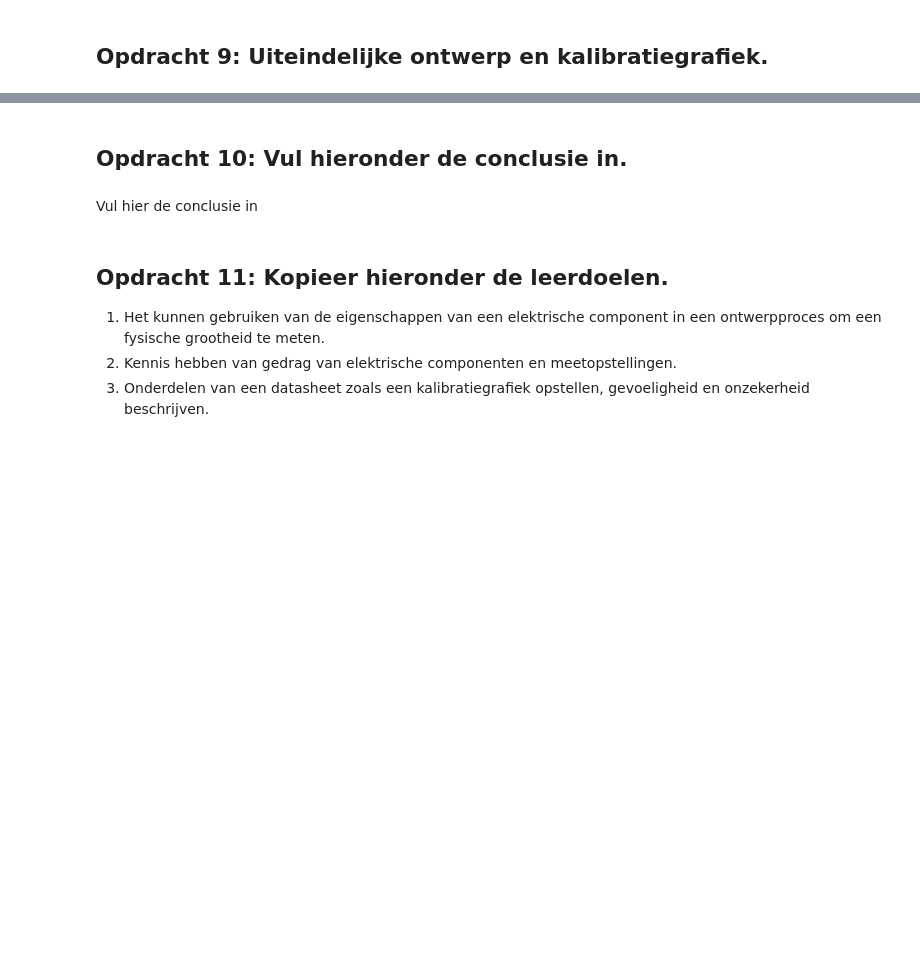
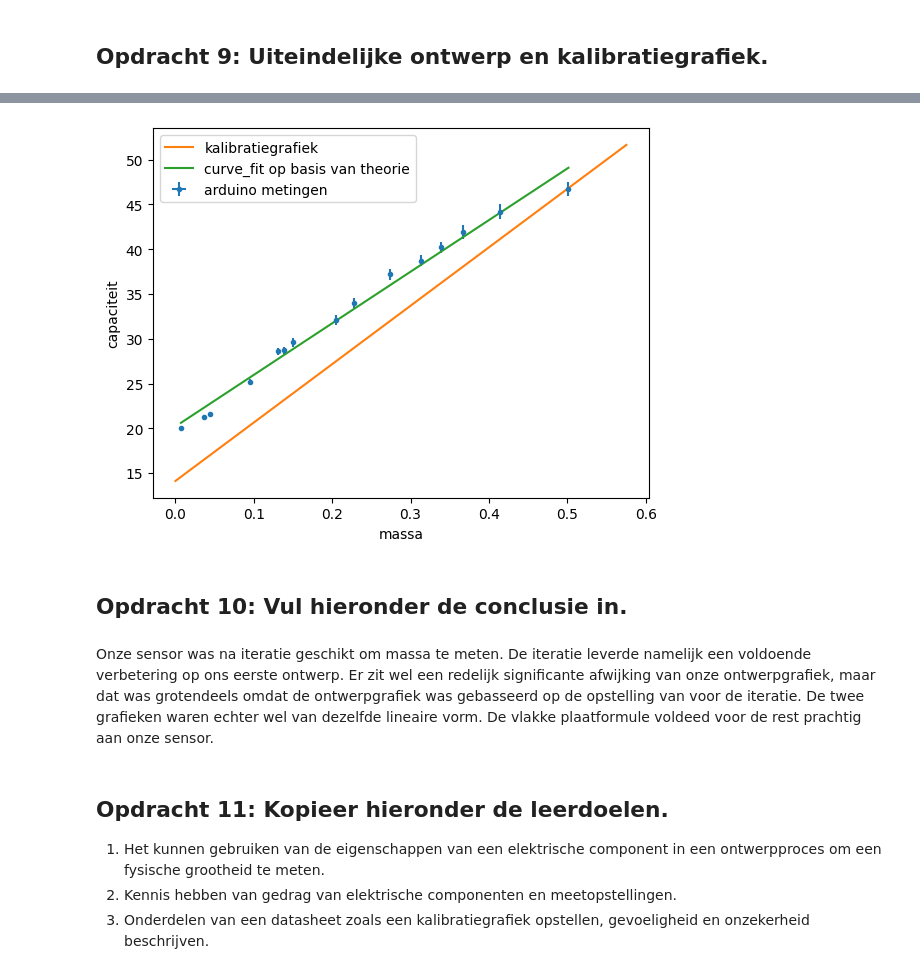
Before and after one commit to cs50202/opdrachten-DEF-D-, a Jupyter notebook: FysiekeOntwerpopdrachten/2OntwerpEenSensorCondensator/DEFOntwerpopdracht2OntwerpEenSensorInvulTemplate.ipynb, the cells around one changed output, grey strips where cells are left out. Drawn from its saved outputs; the diff is of its cells as text; code cells hidden in the pictures; blank space fills up the shorter version.

```diff
--- a/FysiekeOntwerpopdrachten/2OntwerpEenSensorCondensator/DEFOntwerpopdracht2OntwerpEenSensorInvulTemplate.ipynb
+++ b/FysiekeOntwerpopdrachten/2OntwerpEenSensorCondensator/DEFOntwerpopdracht2OntwerpEenSensorInvulTemplate.ipynb
@@ -119,7 +209,31 @@ Onze sensor kan nog verbetered worden door de volgende verbeteringen (minimaal 2
+# %%
+# Plot hier je oorspronkelijke en je uiteindelijke kalibratiegrafieken, fit daar een bijpassende lijn door
+# en zet ook de verwachte ontwerpgrafiek erbij
+
+m_2 = np.array([501.5, 414.4,367.5, 338.6, 313.2, 274.4, 228.1, 205.0, 150.0, 138.7, 131.2, 94.6, 43.8, 36.6, 7.0])/1000 # kg
+capaciteit_2 = np.array([46.7, 44.2, 41.9, 40.2, 38.7, 37.2, 34.0, 32.1, 29.6, 28.7, 28.6, 25.2, 21.6, 21.3, 20.0]) # pF
+u_capa_2 = np.array([0.8, 0.8, 0.8, 0.6, 0.6, 0.6, 0.6, 0.6, 0.5, 0.4, 0.4, 0.3, 0.2, 0.2, 0.2]) # pF
+# plt.plot(m_2, capaciteit_2, ".")
+
+#Fit van onze waardes, op basis van lineaire verband dat beredeneerd was:
+vals2, covs2 = curve_fit(fitverw, m_2, capaciteit_2)
+xfit = np.linspace(np.min(m_2), np.max(m_2), 500)
+yfit = fitverw(xfit, *vals2)
+
+plt.figure()
+plt.errorbar(m_2, capaciteit_2, xerr = m_err, yerr = u_capa_2, fmt = '.', label = 'arduino metingen')
+plt.plot(xtest, ytest/2, '-', label = 'kalibratiegrafiek')  #ytest/2 omdat we de dikte van het verende materiaal verdubbeld hebben waardoor de veerconstante effectief verdubbeld. *1/2 is een correctie.
+plt.plot(xfit, yfit, label = 'curve_fit op basis van theorie')
+plt.xlabel("massa")
+plt.ylabel("capaciteit")
+plt.legend()
+plt.show()
+# %% [output]
+[figure, added]
 # %% [markdown]
 ## Opdracht 10: Vul hieronder de conclusie in.
-# %% [markdown]
-Vul hier de conclusie in
+# %% [markdown]
+Onze sensor was na iteratie geschikt om massa te meten. De iteratie leverde namelijk een voldoende verbetering op ons eerste ontwerp. Er zit wel een redelijk significante afwijking van onze ontwerpgrafiek, maar dat was grotendeels omdat de ontwerpgrafiek was gebasseerd op de opstelling van voor de iteratie. De twee grafieken waren echter wel van dezelfde lineaire vorm. De vlakke plaatformule voldeed voor de rest prachtig aan onze sensor.
 # %% [markdown]
 ## Opdracht 11: Kopieer hieronder de leerdoelen.
 1. Het kunnen gebruiken van de eigenschappen van een elektrische component in een ontwerpproces om een fysische grootheid te meten.
```
Also changed, not shown: parts of 21 cells of this notebook, 7 other files.
